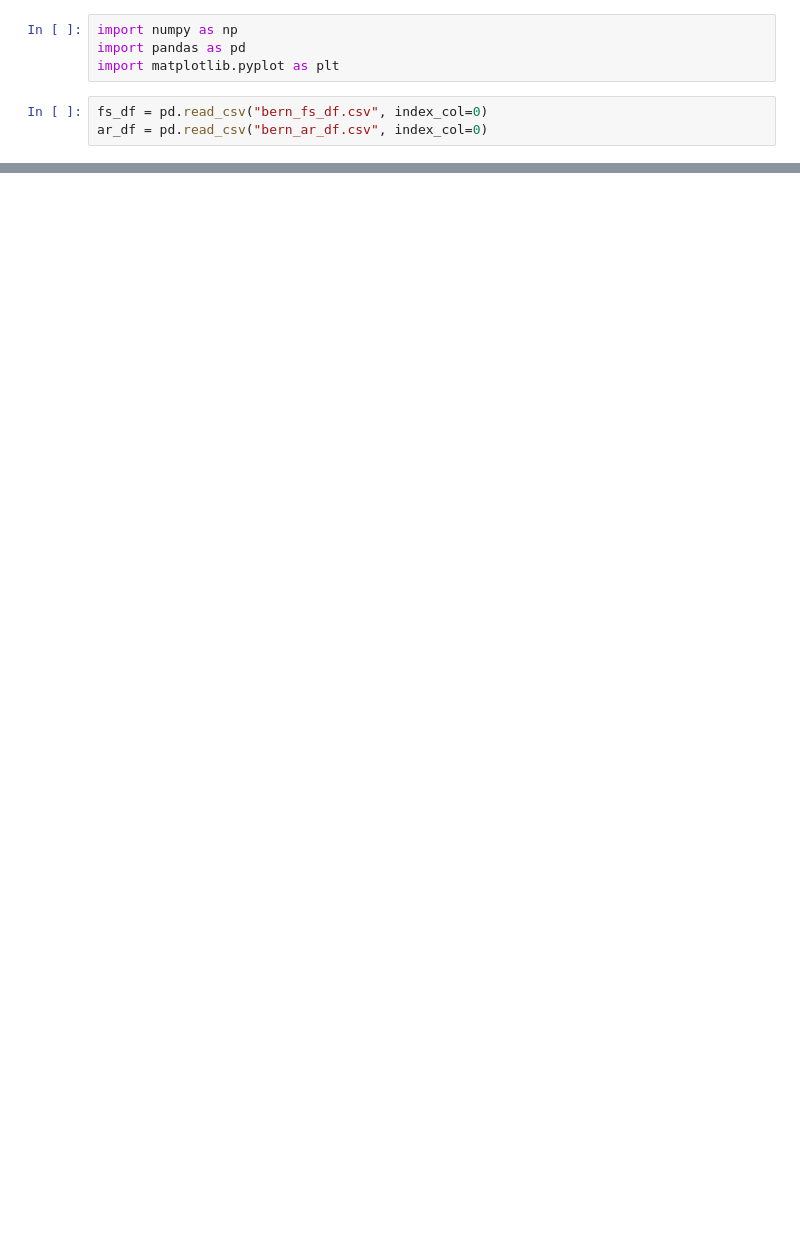
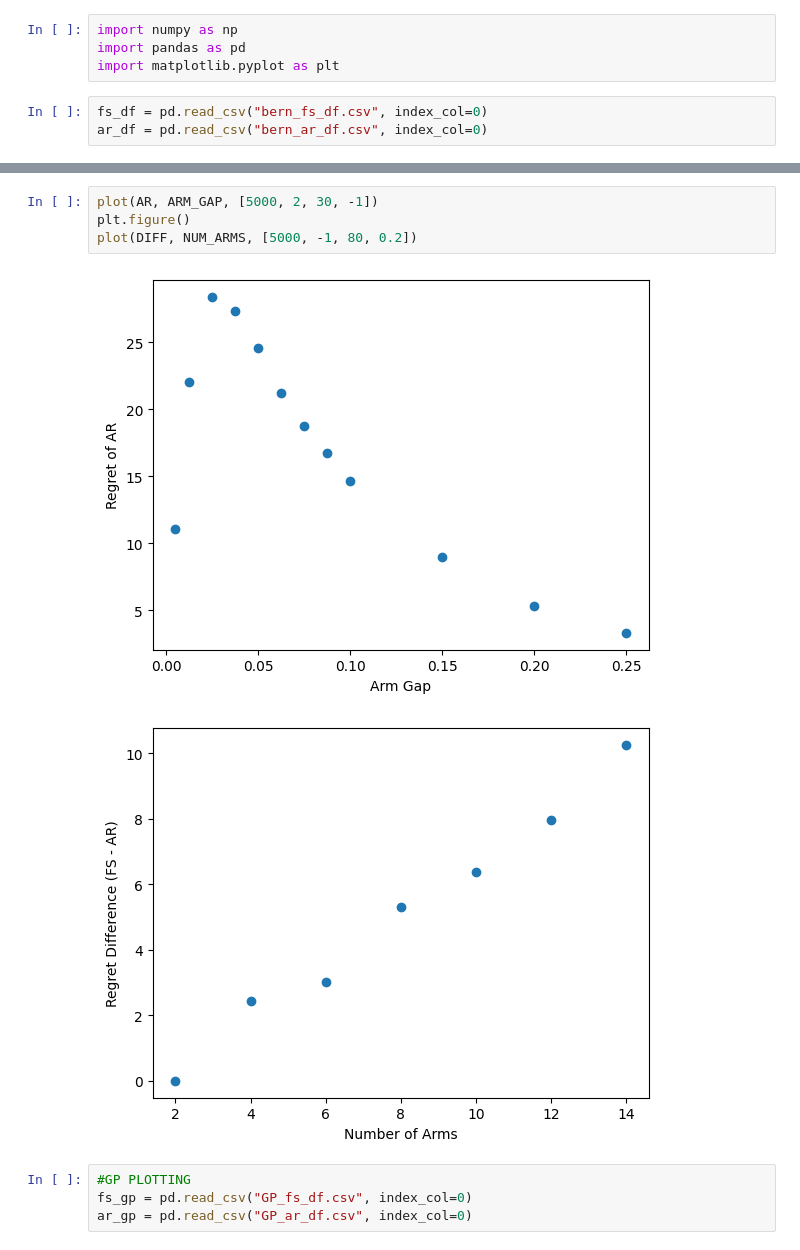
Before and after one commit to chrmartR/PriorDataBandits, a Jupyter notebook: code/bigsim_plotting.ipynb, the cells around one changed output, grey strips where cells are left out. Drawn from its saved outputs; the diff is of its cells as text; blank space fills up the shorter version.

```diff
--- a/code/bigsim_plotting.ipynb
+++ b/code/bigsim_plotting.ipynb
@@ -39,0 +60,11 @@ for i in range(len(K_list)):
+# %%
+plot(AR, ARM_GAP, [5000, 2, 30, -1])
+plt.figure()
+plot(DIFF, NUM_ARMS, [5000, -1, 80, 0.2])
+# %% [output]
+[figure, added]
+[figure, added]
+# %%
+#GP PLOTTING
+fs_gp = pd.read_csv("GP_fs_df.csv", index_col=0)
+ar_gp = pd.read_csv("GP_ar_df.csv", index_col=0)
```
Also changed, not shown: parts of 7 cells of this notebook, 4 other files.
